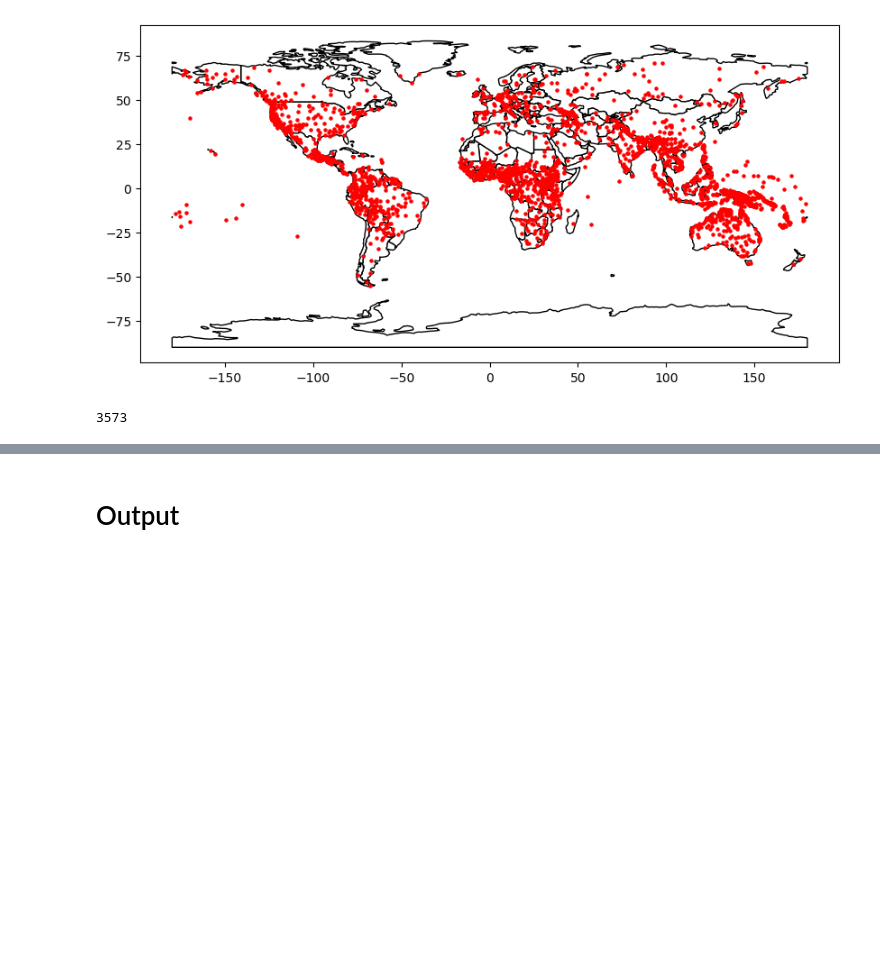
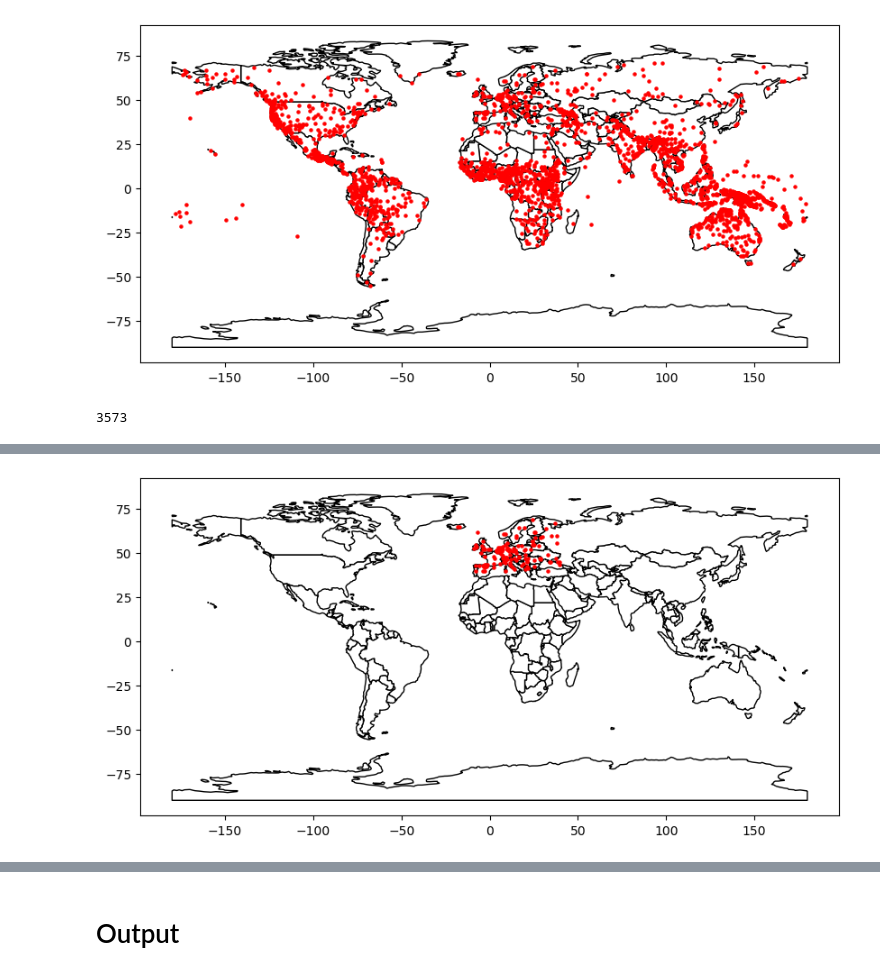
Before and after one commit to StefMiya/TL_Team5, a Jupyter notebook: languages.ipynb, the cells around one changed output, grey strips where cells are left out. Cells and saved outputs as stored; diff of their text form; code cells hidden in the pictures; blank space fills up the shorter version.

Commit message:
revised filter

```diff
--- a/languages.ipynb
+++ b/languages.ipynb
@@ -66,0 +46,9 @@ df_europe_standard_lang_only.shape[0]
+# %%
+#West/ East /North
+filter = (df['Longitude'] <= 40) & (df['Longitude'] >= -30) & (df['Latitude'] >= 40)
+df_filter = df[filter]
+
+
+plot_langs(df_filter, 'World')
+# %% [output]
+[figure, added]
```
Also changed, not shown: parts of 11 cells of this notebook, 2 other files.
